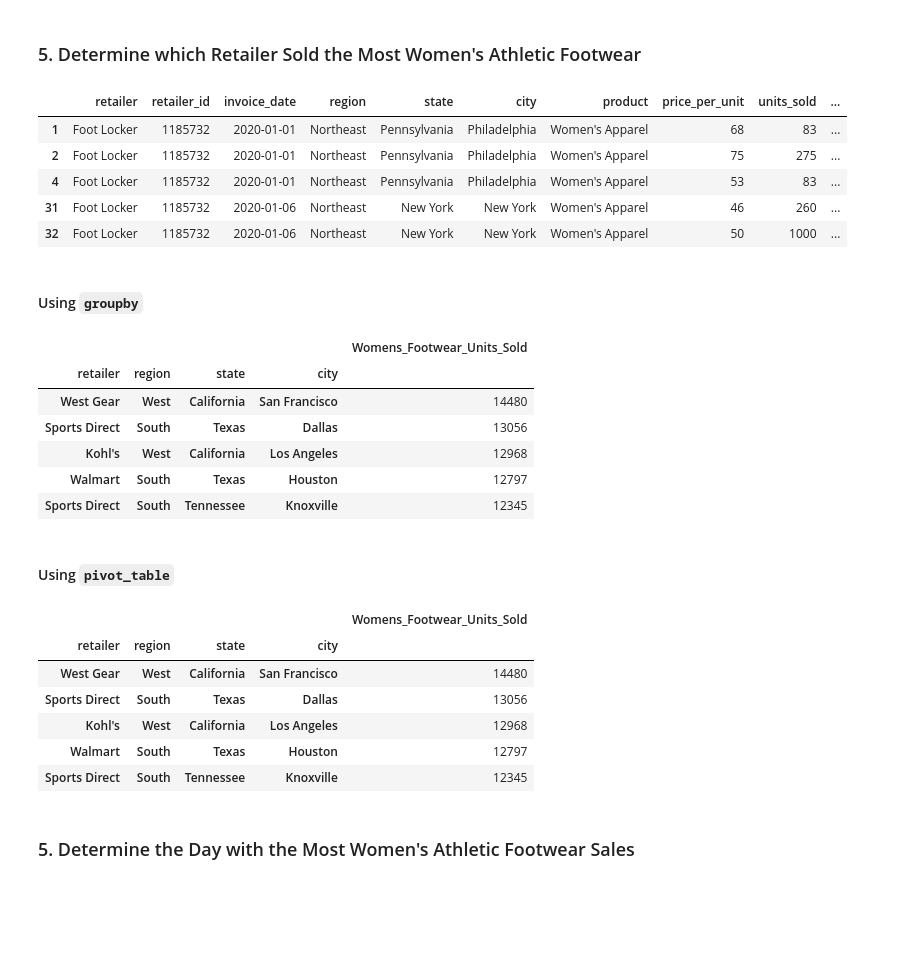
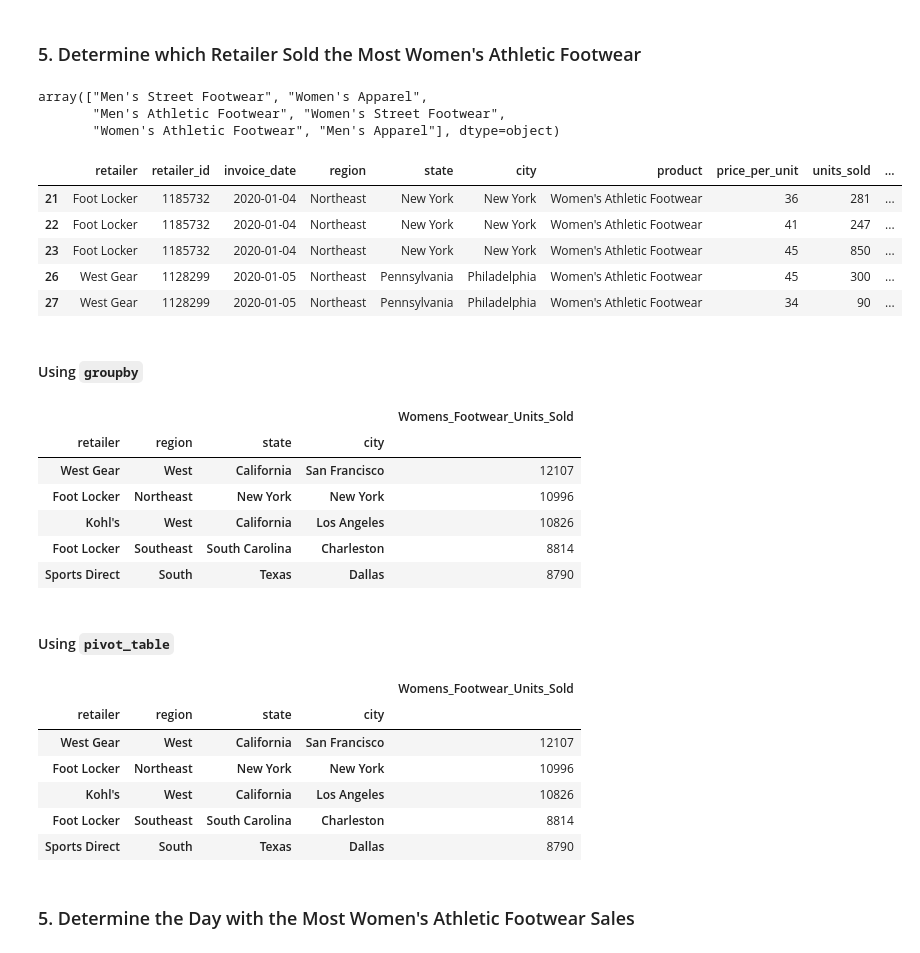
Before and after one commit to etimmons24/athletic_sales_analysis, a Jupyter notebook: athletic_sales_analysis_starter_code.ipynb, the cells around one changed output. Cells and saved outputs as stored; diff of their text form; code cells hidden in the pictures; blank space fills up the shorter version.

```diff
--- a/athletic_sales_analysis_starter_code.ipynb
+++ b/athletic_sales_analysis_starter_code.ipynb
@@ -308,17 +306,23 @@ retailer_region_state_city_total_sales_df.head(5)
 | Foot Locker | Southeast | South Carolina | Charleston | 24822280 |
 # %% [markdown]
 ### 5. Determine which Retailer Sold the Most Women's Athletic Footwear
+# %%
+athletic_sales_2020_2021_df["product"].unique()
+# %% [output]
+array(["Men's Street Footwear", "Women's Apparel",
+       "Men's Athletic Footwear", "Women's Street Footwear",
+       "Women's Athletic Footwear", "Men's Apparel"], dtype=object)
 # %%
 # Filter the sales data to get the women's athletic footwear sales data.
-womens_athletic_sales_df = athletic_sales_2020_2021_df.loc[athletic_sales_2020_2021_df['product'] == "Women's Apparel",:]
+womens_athletic_sales_df = athletic_sales_2020_2021_df.loc[athletic_sales_2020_2021_df['product'] == "Women's Athletic Footwear",:]
 womens_athletic_sales_df.head()
 # %% [output]
 |  | retailer | retailer_id | invoice_date | region | state | city | product | price_per_unit | units_sold | ... |
-| 1 | Foot Locker | 1185732 | 2020-01-01 | Northeast | Pennsylvania | Philadelphia | Women's Apparel | 68 | 83 | ... |
-| 2 | Foot Locker | 1185732 | 2020-01-01 | Northeast | Pennsylvania | Philadelphia | Women's Apparel | 75 | 275 | ... |
-| 4 | Foot Locker | 1185732 | 2020-01-01 | Northeast | Pennsylvania | Philadelphia | Women's Apparel | 53 | 83 | ... |
-| 31 | Foot Locker | 1185732 | 2020-01-06 | Northeast | New York | New York | Women's Apparel | 46 | 260 | ... |
-| 32 | Foot Locker | 1185732 | 2020-01-06 | Northeast | New York | New York | Women's Apparel | 50 | 1000 | ... |
+| 21 | Foot Locker | 1185732 | 2020-01-04 | Northeast | New York | New York | Women's Athletic Footwear | 36 | 281 | ... |
+| 22 | Foot Locker | 1185732 | 2020-01-04 | Northeast | New York | New York | Women's Athletic Footwear | 41 | 247 | ... |
+| 23 | Foot Locker | 1185732 | 2020-01-04 | Northeast | New York | New York | Women's Athletic Footwear | 45 | 850 | ... |
+| 26 | West Gear | 1128299 | 2020-01-05 | Northeast | Pennsylvania | Philadelphia | Women's Athletic Footwear | 45 | 300 | ... |
+| 27 | West Gear | 1128299 | 2020-01-05 | Northeast | Pennsylvania | Philadelphia | Women's Athletic Footwear | 34 | 90 | ... |
 # %% [markdown]
 #### Using `groupby`
 # %%
@@ -336,11 +340,11 @@ total_womens_footwear_sold_df.head(5)
 # %% [output]
 |  |  |  |  | Womens_Footwear_Units_Sold |
 | retailer | region | state | city |  |
-| West Gear | West | California | San Francisco | 14480 |
-| Sports Direct | South | Texas | Dallas | 13056 |
-| Kohl's | West | California | Los Angeles | 12968 |
-| Walmart | South | Texas | Houston | 12797 |
-| Sports Direct | South | Tennessee | Knoxville | 12345 |
+| West Gear | West | California | San Francisco | 12107 |
+| Foot Locker | Northeast | New York | New York | 10996 |
+| Kohl's | West | California | Los Angeles | 10826 |
+| Foot Locker | Southeast | South Carolina | Charleston | 8814 |
+| Sports Direct | South | Texas | Dallas | 8790 |
 # %% [markdown]
 #### Using `pivot_table`
 # %%
@@ -359,11 +363,11 @@ total_womens_footwear_sold__pvt_df.head(5)
 # %% [output]
 |  |  |  |  | Womens_Footwear_Units_Sold |
 | retailer | region | state | city |  |
-| West Gear | West | California | San Francisco | 14480 |
-| Sports Direct | South | Texas | Dallas | 13056 |
-| Kohl's | West | California | Los Angeles | 12968 |
-| Walmart | South | Texas | Houston | 12797 |
-| Sports Direct | South | Tennessee | Knoxville | 12345 |
+| West Gear | West | California | San Francisco | 12107 |
+| Foot Locker | Northeast | New York | New York | 10996 |
+| Kohl's | West | California | Los Angeles | 10826 |
+| Foot Locker | Southeast | South Carolina | Charleston | 8814 |
+| Sports Direct | South | Texas | Dallas | 8790 |
 # %% [markdown]
 ### 5. Determine the Day with the Most Women's Athletic Footwear Sales
 # %%
```
Also changed, not shown: parts of 4 cells of this notebook, 1 other file.
